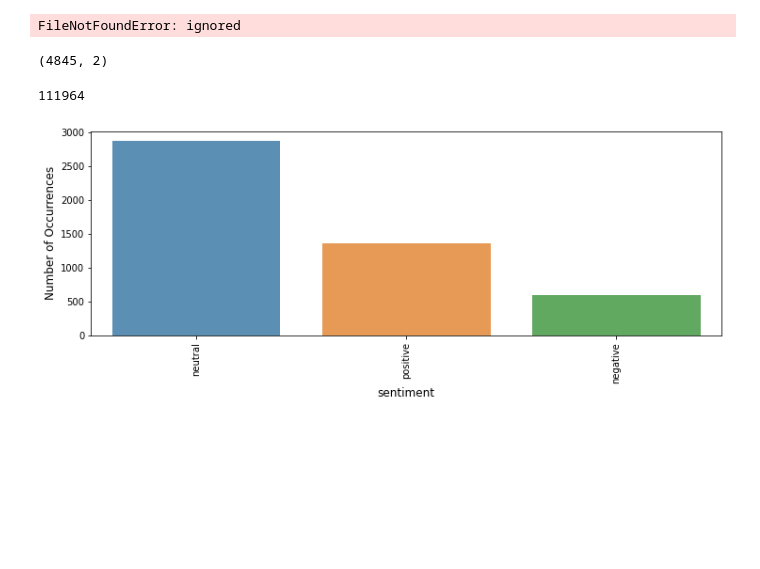
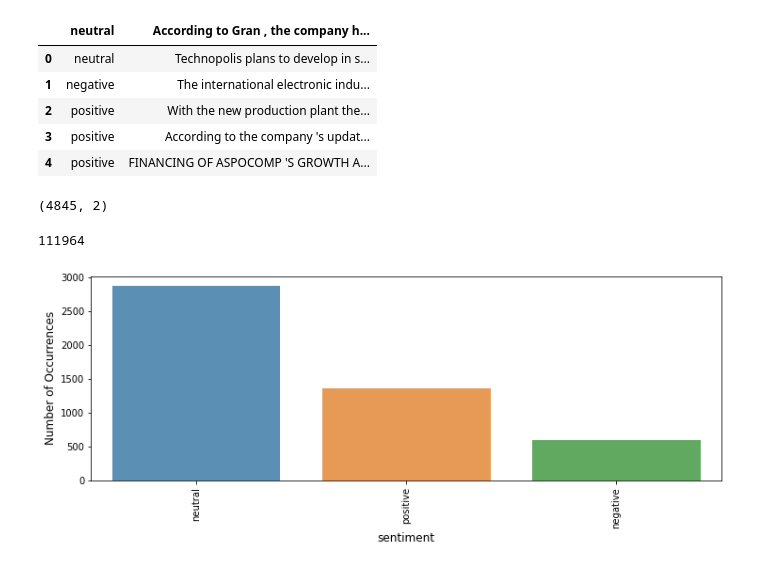
Before and after one commit to pkk111/Financial-News-Sentiment-Analysis, a Jupyter notebook: MinorProj.ipynb, the cells around one changed output. Cells and saved outputs as stored; diff of their text form; code cells hidden in the pictures; blank space fills up the shorter version.

```diff
--- a/MinorProj.ipynb
+++ b/MinorProj.ipynb
@@ -18,8 +25,14 @@ import nltk
 # %%
-df = pd.read_csv('all-data.csv',delimiter=',',encoding='latin-1')
+url = "https://raw.githubusercontent.com/pkk111/Financial-News-Sentiment-Analysis/main/all-data.csv"
+df = pd.read_csv(url, delimiter=',',encoding='latin-1')
 df.head()
 # %% [output]
-FileNotFoundError: ignored
+|  | neutral | According to Gran , the company h... |
+| 0 | neutral | Technopolis plans to develop in s... |
+| 1 | negative | The international electronic indu... |
+| 2 | positive | With the new production plant the... |
+| 3 | positive | According to the company 's updat... |
+| 4 | positive | FINANCING OF ASPOCOMP 'S GROWTH A... |
 # %%
 df = df.rename(columns={'neutral':'sentiment','According to Gran , the company has no plans to move all production to Russia , although that is where the company is growing .':'Message'})
 # %%
```
Also changed, not shown: parts of 30 cells of this notebook.
